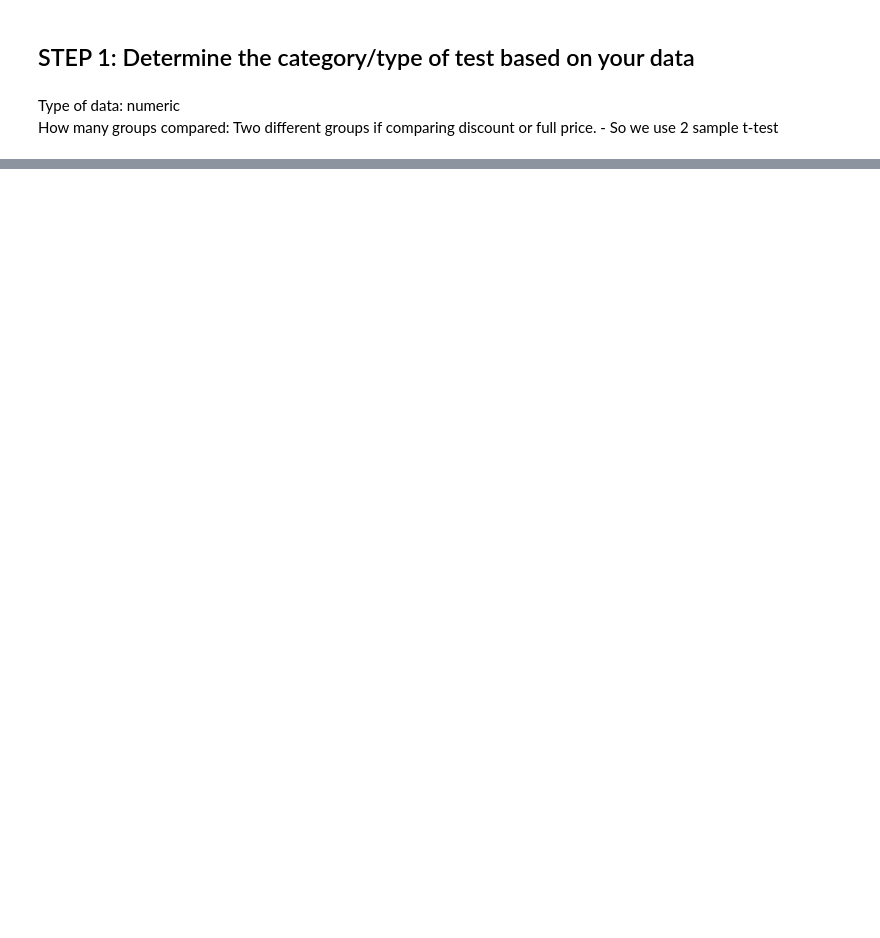
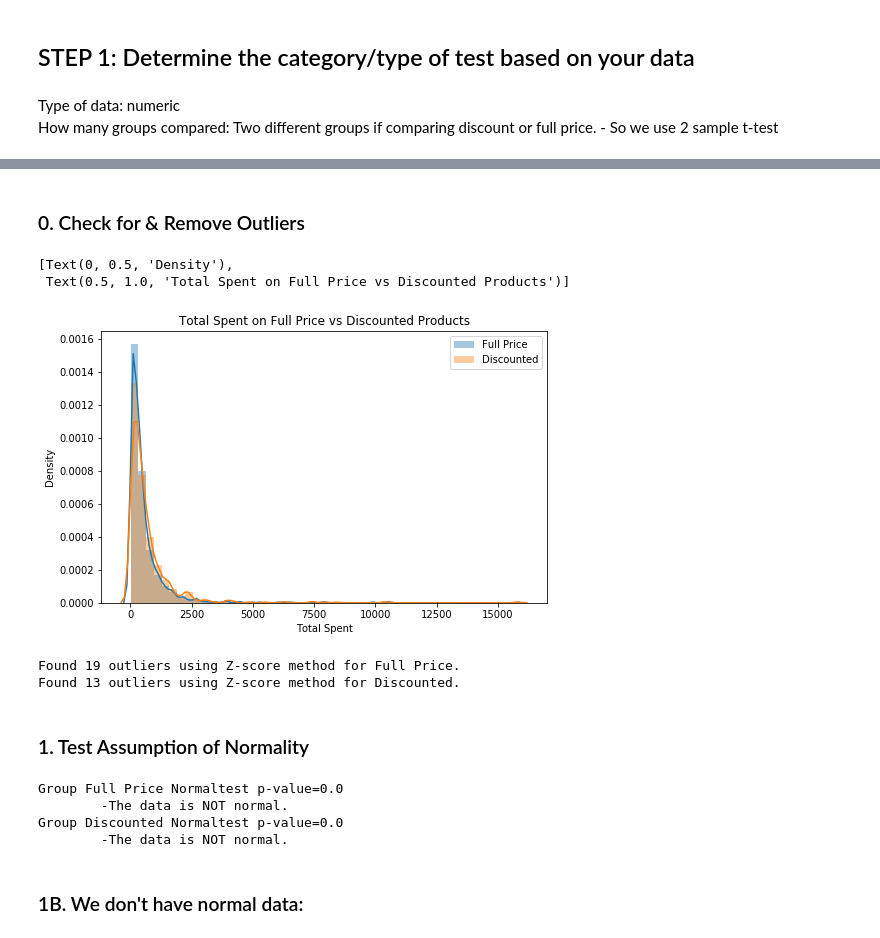
Before and after one commit to alexanderjohnny/hypothesis_testing_workflow_python, a Jupyter notebook: ALEX_BEAT_student.ipynb, the cells around one changed output, grey strips where cells are left out. Saved outputs shown, nothing was run; the diff lists cells and outputs as text; code cells hidden in the pictures; blank space fills up the shorter version.

```diff
--- a/ALEX_BEAT_student.ipynb
+++ b/ALEX_BEAT_student.ipynb
@@ -505,0 +586,6 @@ Type of data: numeric <br>
+# %%
+h2dict = {}
+for name in h2df['discounted'].unique():
+    h2dict[name] = h2df.groupby('discounted').get_group(name)['Total Spent']
+
+h2dict
@@ -505,0 +618,24 @@ Type of data: numeric <br>
+# %% [markdown]
+### 0. Check for & Remove Outliers
+# %%
+fig,ax=plt.subplots(figsize=(8,5))
+for name,values in h2dict.items():
+    sns.distplot(values,label=name, ax=ax)
+
+
+ax.legend()
+ax.set(title='Total Spent on Full Price vs Discounted Products', ylabel='Density')
+# %% [output]
+[Text(0, 0.5, 'Density'),
+ Text(0.5, 1.0, 'Total Spent on Full Price vs Discounted Products')]
+[figure, added]
+# %%
+for name,values in h2dict.items():
+    idx_outs = find_outliers_Z(values)
+    print(f"Found {idx_outs.sum()} outliers using Z-score method for {name}.")
+    h2dict[name] = values[~idx_outs]
+# %% [output]
+Found 19 outliers using Z-score method for Full Price.
+Found 13 outliers using Z-score method for Discounted.
+# %% [markdown]
+### 1. Test Assumption of Normality
@@ -505,0 +644,14 @@ Type of data: numeric <br>
+# %%
+for key,values in h2dict.items():
+    stat,p = stats.normaltest(values)
+    print(f"Group {key} Normaltest p-value={round(p,4)}")
+    sig = 'is NOT' if p<.05 else 'IS'
+
+    print(f"\t-The data {sig} normal.")
+# %% [output]
+Group Full Price Normaltest p-value=0.0
+        -The data is NOT normal.
+Group Discounted Normaltest p-value=0.0
+        -The data is NOT normal.
+# %% [markdown]
+### 1B. We don't have normal data:
```
Also changed, not shown: parts of 58 cells of this notebook.
